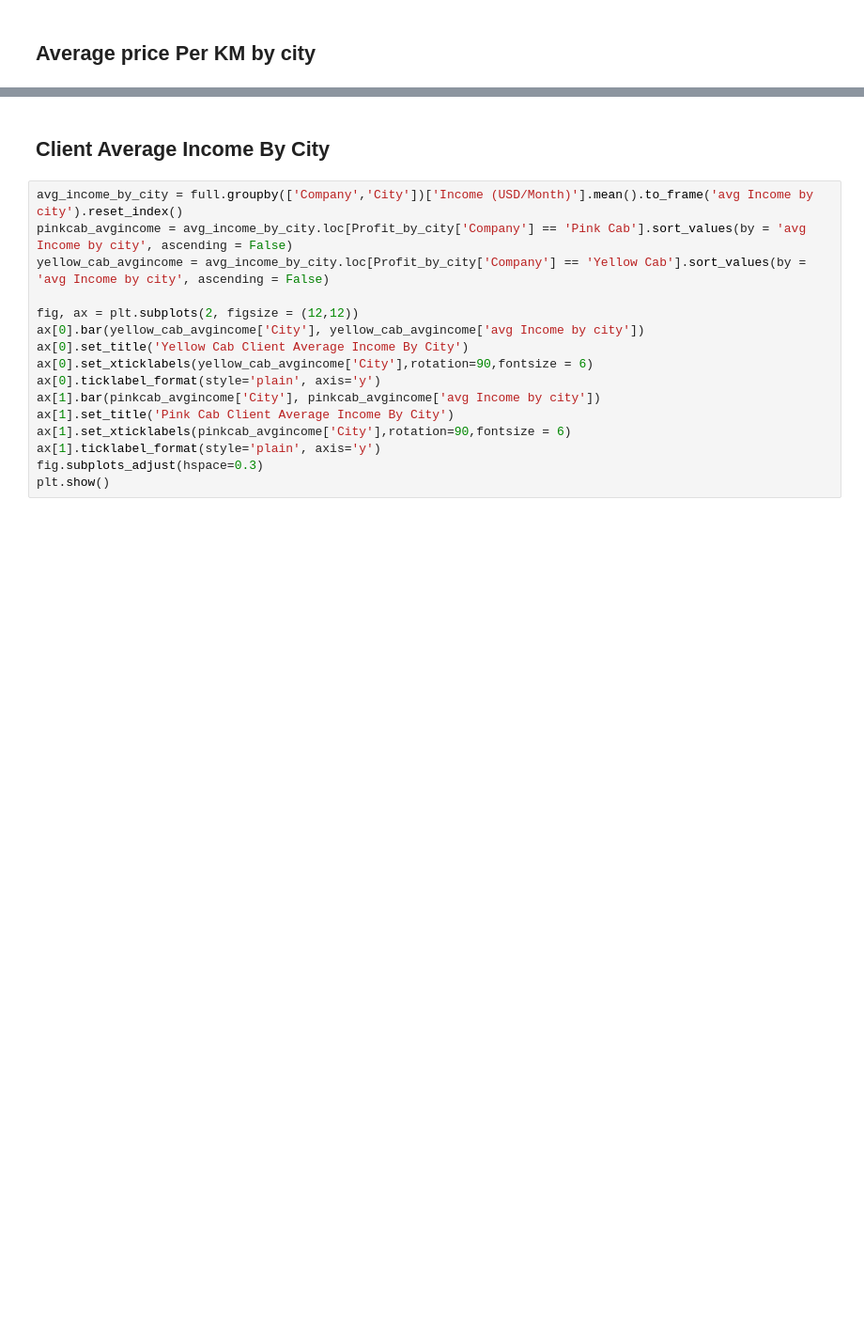
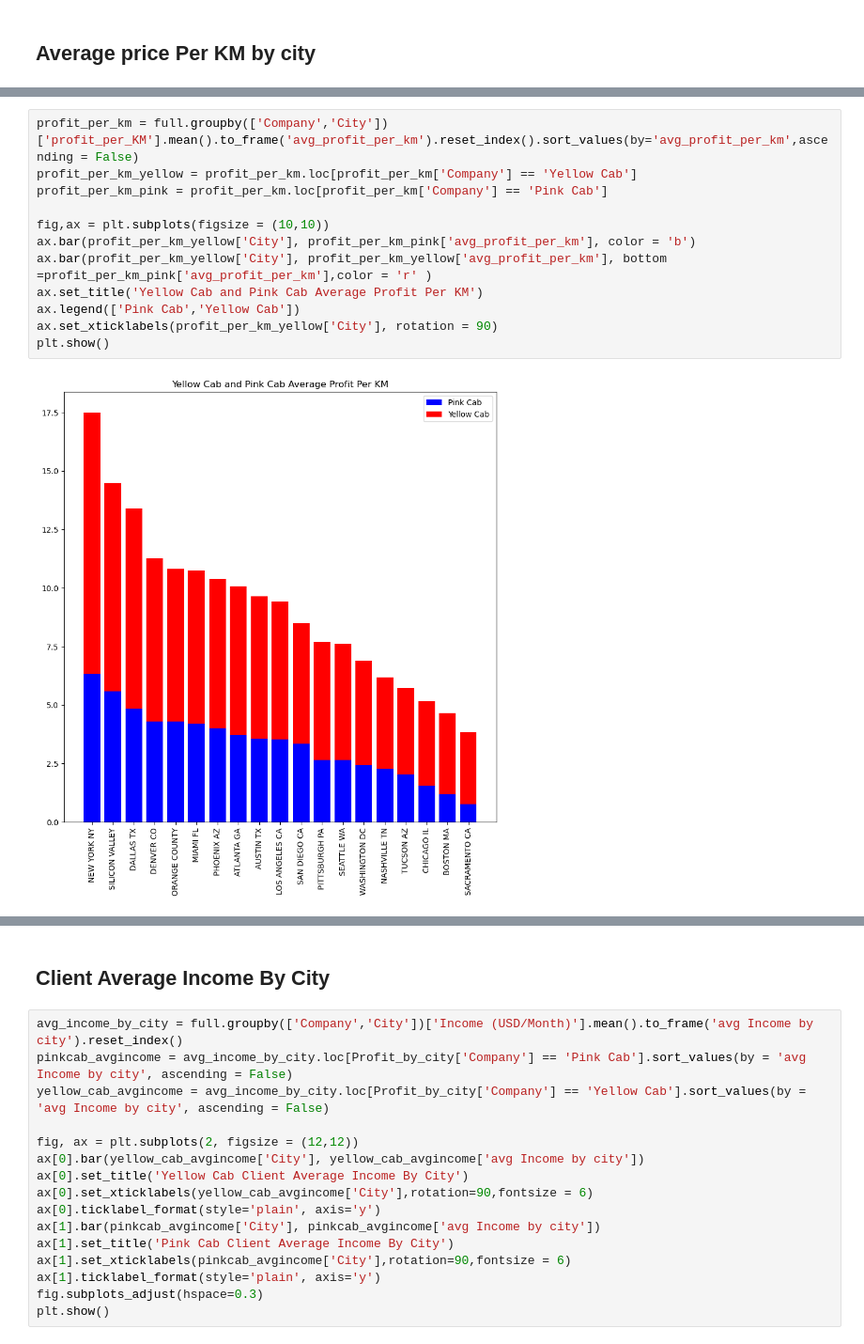
Before and after one commit to FHFelix/G2M-insight-for-Cab-Investment-firm, a Jupyter notebook: G2M_insight_for_Cab_Investment_firm.ipynb, the cells around one changed output, grey strips where cells are left out. Shown at 94% size. Drawn from its saved outputs; the diff is of its cells as text; blank space fills up the shorter version.

```diff
--- a/G2M_insight_for_Cab_Investment_firm.ipynb
+++ b/G2M_insight_for_Cab_Investment_firm.ipynb
@@ -307,0 +324,14 @@ plt.show()
+# %%
+profit_per_km = full.groupby(['Company','City'])['profit_per_KM'].mean().to_frame('avg_profit_per_km').reset_index().sort_values(by='avg_profit_per_km',ascending = False)
+profit_per_km_yellow = profit_per_km.loc[profit_per_km['Company'] == 'Yellow Cab']
+profit_per_km_pink = profit_per_km.loc[profit_per_km['Company'] == 'Pink Cab']
+
+fig,ax = plt.subplots(figsize = (10,10))
+ax.bar(profit_per_km_yellow['City'], profit_per_km_pink['avg_profit_per_km'], color = 'b')
+ax.bar(profit_per_km_yellow['City'], profit_per_km_yellow['avg_profit_per_km'], bottom =profit_per_km_pink['avg_profit_per_km'],color = 'r' )
+ax.set_title('Yellow Cab and Pink Cab Average Profit Per KM')
+ax.legend(['Pink Cab','Yellow Cab'])
+ax.set_xticklabels(profit_per_km_yellow['City'], rotation = 90)
+plt.show()
+# %% [output]
+[figure, added]
```
Also changed, not shown: parts of 17 cells of this notebook.
